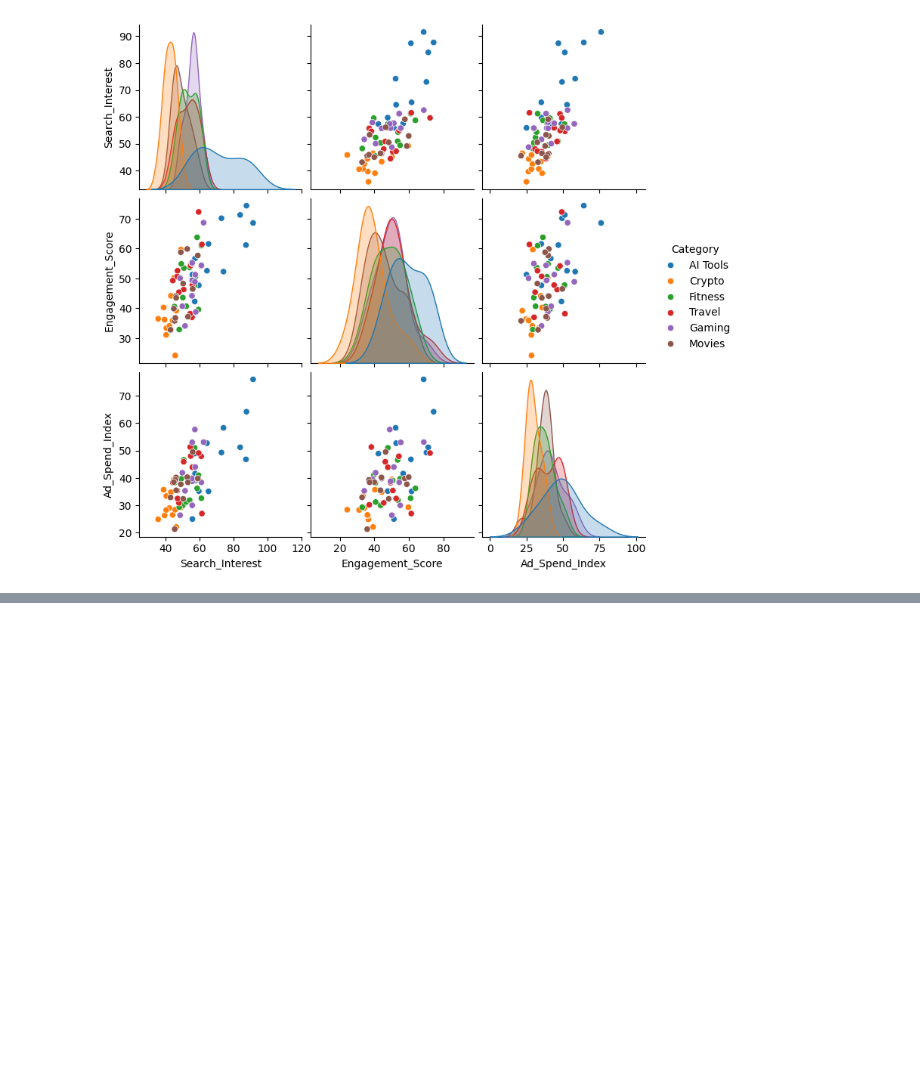
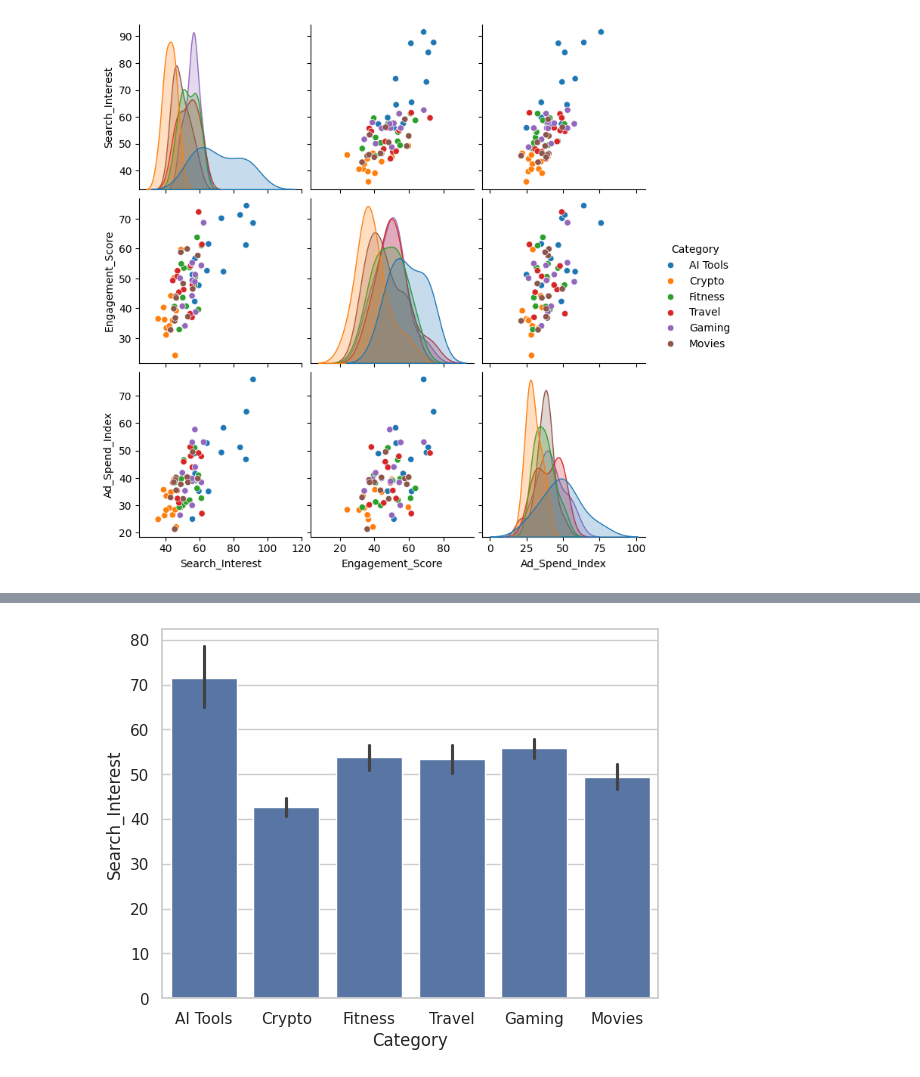
Before and after one commit to sayalivadya1654-cell/Data__Science, a Jupyter notebook: 2_Advance_Python.ipynb, the cells around one changed output, grey strips where cells are left out. Cells and saved outputs as stored; diff of their text form; code cells hidden in the pictures; blank space fills up the shorter version.

```diff
--- a/2_Advance_Python.ipynb
+++ b/2_Advance_Python.ipynb
@@ -2722,0 +2729,6 @@ plt.show()
+# %%
+sns.set_theme(style="whitegrid")
+sns.barplot(data=df, x="Category", y="Search_Interest")
+plt.show()
+# %% [output]
+[figure, added]
```
Also changed, not shown: parts of 8 cells of this notebook.
